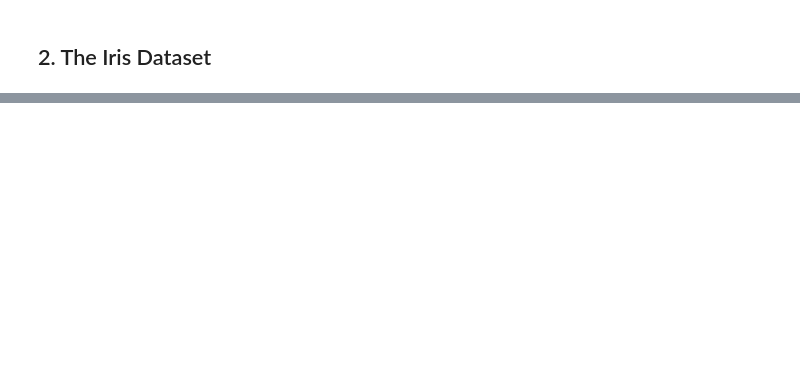
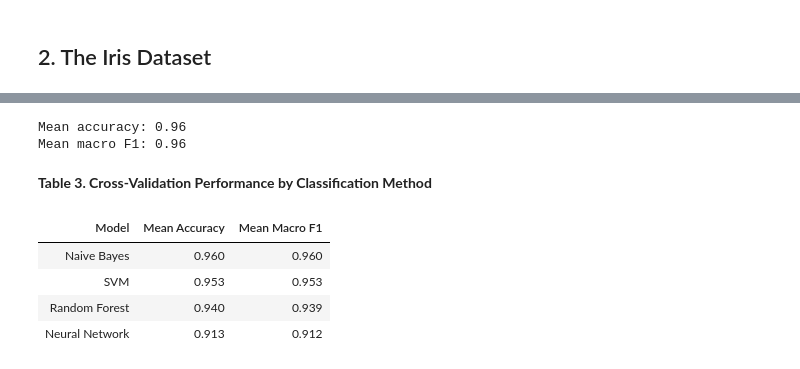
Before and after one commit to ladin-toplu/datasci530fall2026, a Jupyter notebook: Assignment5/Untitled-2.ipynb, the cells around one changed output, grey strips where cells are left out. Drawn from its saved outputs; the diff is of its cells as text; code cells hidden in the pictures; blank space fills up the shorter version.

```diff
--- a/Assignment5/Untitled-2.ipynb
+++ b/Assignment5/Untitled-2.ipynb
@@ -54,0 +276,48 @@ display(X.describe())
+# %%
+# Gaussian Naive Bayes model
+nb_model = GaussianNB()
+
+# Evaluate using cross-validation
+nb_results = cross_validate(
+    nb_model,
+    X,
+    y,
+    cv=cv,
+    scoring=scoring
+)
+
+# Average performance across folds
+print("Mean accuracy:", round(np.mean(nb_results["test_accuracy"]), 3))
+print("Mean macro F1:", round(np.mean(nb_results["test_f1_macro"]), 3))
+# %% [output]
+Mean accuracy: 0.96
+Mean macro F1: 0.96
+# %%
+# Compare average performance across models
+comparison = pd.DataFrame({
+    "Model": ["SVM", "Random Forest", "Neural Network", "Naive Bayes"],
+    "Mean Accuracy": [
+        np.mean(svm_cv["test_accuracy"]),
+        np.mean(rf_cv["test_accuracy"]),
+        np.mean(nn_accuracy),
+        np.mean(nb_results["test_accuracy"])
+    ],
+    "Mean Macro F1": [
+        np.mean(svm_cv["test_f1_macro"]),
+        np.mean(rf_cv["test_f1_macro"]),
+        np.mean(nn_f1),
+        np.mean(nb_results["test_f1_macro"])
+    ]
+})
+
+comparison = comparison.sort_values("Mean Accuracy", ascending=False)
+
+display(Markdown("**Table 3. Cross-Validation Performance by Classification Method**"))
+display(style_table(comparison))
+# %% [output]
+**Table 3. Cross-Validation Performance by Classification Method**
+| Model | Mean Accuracy | Mean Macro F1 |
+| Naive Bayes | 0.960 | 0.960 |
+| SVM | 0.953 | 0.953 |
+| Random Forest | 0.940 | 0.939 |
+| Neural Network | 0.913 | 0.912 |
```
Also changed, not shown: parts of 26 cells of this notebook, 4 other files.
